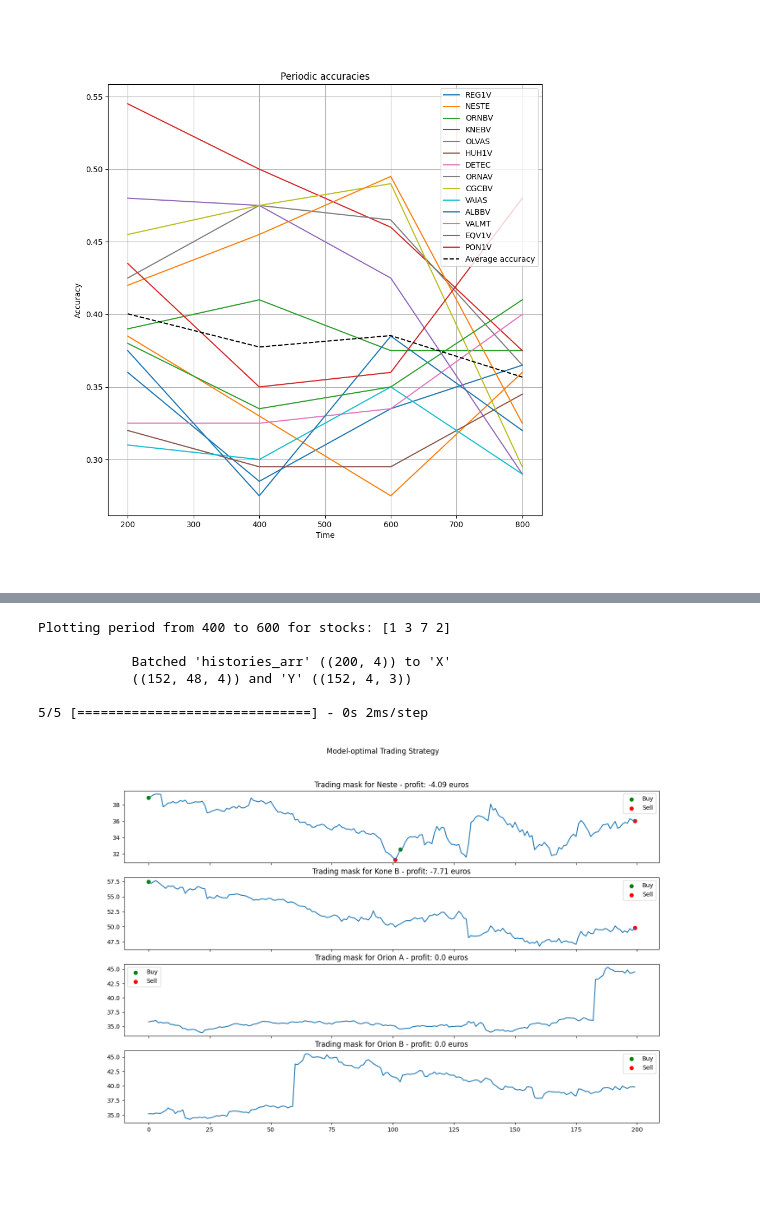
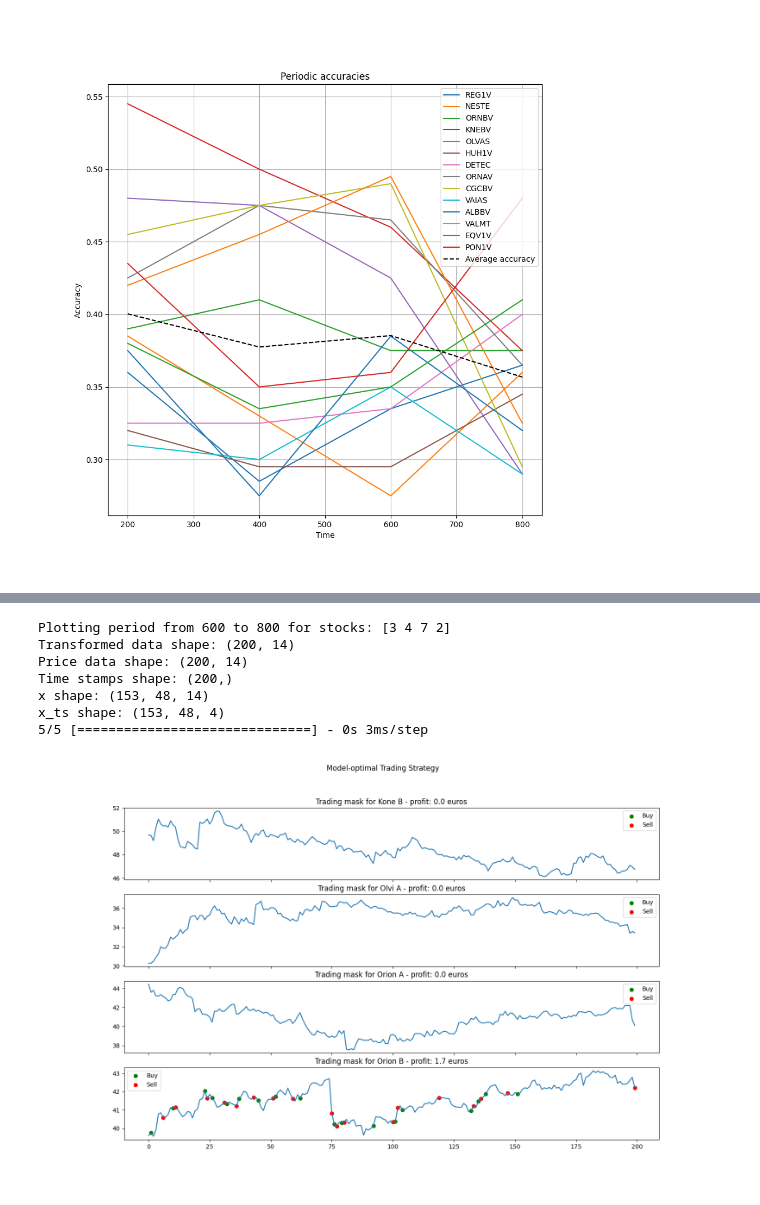
Before and after one commit to ilmari99/stonk-prediction, a Jupyter notebook: stock_predictions_transformer_ilmari.ipynb, the cells around one changed output, grey strips where cells are left out. Cells and saved outputs as stored; diff of their text form; code cells hidden in the pictures.

Commit message:
Integrated transformer to pipeline

```diff
--- a/stock_predictions_transformer_ilmari.ipynb
+++ b/stock_predictions_transformer_ilmari.ipynb
@@ -263,6 +263,7 @@ def create_transformer_model(m, n,
                 dropout=0.01,
                 mlp_dropout=0.,
                 class_first=False):
+
     input_shape = (m,n)
 
     # Input declaration -> [BxLxN, BxLx1]
@@ -297,12 +298,15 @@ def create_transformer_model(m, n,
 def create_direction_pred_model(hp):
     """ Create a model that predicts the direction of the stock price change
     """
+    tf.keras.backend.clear_session()
     m = X_train.shape[1]
     n = X_train.shape[2]
     output_dim = 3
+    # 4, 8, 16
     head_size = hp.Choice("head_size", values=[8,16,32])
     num_heads = hp.Choice("num_heads", values=[8,16,32])
     ff_dim = hp.Choice("ff_dim", values=[16,32,64])
+
     num_transformer_blocks = hp.Choice("num_transformer_blocks", values=[1,2,3])
     mlp_units = hp.Choice("mlp_units", values=[32,64,128])
     dropout = hp.Choice("dropout", values=[0.0,0.01,0.05,0.1])
@@ -360,13 +371,13 @@ BATCH_SIZE = 128
 PROJECT_NAME = f"direction_prediction_{MHOURS}"
 PROJECT_NAME += "_td" if HAS_TIMEDELTA else ""
 TENSORBOARD_LOG_DIR = f"./tb-logs-transformer/{PROJECT_NAME}"
-HP_SEARCH_VALIDATION_SPLIT = 0.15
+HP_SEARCH_VALIDATION_SPLIT = 0.2
 
 
 if DO_HYPERPARAMETER_TUNING:
     # Create a tuner
-    objective = kt.Objective("val_loss", direction="min")
-    #objective = kt.Objective("val_multi_accuracy", direction="max")
+    #objective = kt.Objective("val_loss", direction="min")
+    objective = kt.Objective("val_multi_accuracy", direction="max")
     #objective = kt.Objective("profit", direction="max")
     PROJECT_NAME += "_" + objective.name
     print(f"Starting hyperparameter tuning with project name: {PROJECT_NAME}")
@@ -404,7 +415,7 @@ if DO_HYPERPARAMETER_TUNING:
     test_start_idx = -len(X_test)
 
 
-    #profit_callback = CalcProfitCallback(DATAFRAME.iloc[train_end_idx:test_start_idx,:])
+    profit_callback = CalcProfitCallback(DATAFRAME.iloc[train_end_idx:test_start_idx,:])
 
     tensorboard_callback = tf.keras.callbacks.TensorBoard(log_dir=TENSORBOARD_LOG_DIR, histogram_freq=1)
     early_stopping = tf.keras.callbacks.EarlyStopping(monitor="val_loss",
@@ -443,7 +454,7 @@ else:
 
     from stock_modules.stock_ml import create_transformer_model
     # Train a model once
-    model = create_transformer_model(MHOURS, X_train.shape[2])
+    model = create_transformer_model(MHOURS, X_train.shape[2], class_first=True)
     model.compile(optimizer=tf.keras.optimizers.Adam(amsgrad=True),
                     loss=create_loss_fun(),
                     metrics=[MultiAccuracy(has_timedelta=HAS_TIMEDELTA)]
@@ -455,7 +466,7 @@ else:
 
     # For profit callback we use the prices from -len(X_test) to the end
 
-    #profit_callback = CalcProfitCallback(DATAFRAME.iloc[-len(X_test):,:])
+    profit_callback = CalcProfitCallback(DATAFRAME.iloc[-len(X_test):,:])
     tensorboard_callback = tf.keras.callbacks.TensorBoard(log_dir=TENSORBOARD_LOG_DIR, histogram_freq=1)
     early_stopping = tf.keras.callbacks.EarlyStopping(monitor="val_loss",
                                                     patience=PATIENCE,
@@ -470,7 +481,7 @@ else:
               epochs=EPOCHS,
               batch_size=BATCH_SIZE,
               validation_data=((X_test, X_ts_test, X_test, X_ts_test), Y_test),
-              callbacks=[early_stopping, tensorboard_callback],
+              callbacks=[early_stopping, tensorboard_callback, profit_callback],
               shuffle=True
               )
     print(f"Model trained, history: ")
@@ -659,28 +690,42 @@ ValueError: in user code:
 # %%
 %matplotlib widget
 from stock_modules.stock_plot import plot_strategy_based_on_predictions,plot_mask_and_data
 # Plot the model's strategy on a random test period
 
 # take 4 random stocks
 stock_indices = np.random.choice(range(1,DATAFRAME.shape[1]), size=4, replace=False)
 period_start = np.random.choice(periods_begin)
 period_end = period_start + TEST_PERIOD_LEN
 
 print(f"Plotting period from {period_start} to {period_end} for stocks: {stock_indices}")
 
-transformed_data = TRANSFORMED_DF.iloc[period_start:period_end,:].values
-price_data = DATAFRAME.iloc[period_start:period_end,:].values
-transformed_data = transformed_data[:,stock_indices]
-price_data = price_data[:,stock_indices]
+transformed_data_full = TRANSFORMED_DF.iloc[period_start:period_end,:].values
+price_data_full = DATAFRAME.iloc[period_start:period_end,:].values
+time_stamps = DATAFRAME.index[period_start:period_end].values
 
-mask = strategy_mask_from_direction_model(transformed_data, MHOURS, model)
-fig,ax = plot_mask_and_data(mask, price_data, {i: INDEX_TO_REAL_NAME[si] for i,si in enumerate(stock_indices)})
+print(f"Transformed data shape: {transformed_data_full.shape}")
+print(f"Price data shape: {price_data_full.shape}")
+print(f"Time stamps shape: {time_stamps.shape}")
+
+mask = strategy_mask_from_direction_model(transformed_data_full,
+                                          MHOURS,
+                                          model,
+                                          is_transformer=True,
+                                          original_data=price_data_full,
+                                          time_stamps=time_stamps
+                                          )
+
+mask_stocks = mask[:,stock_indices]
+price_data = price_data_full[:,stock_indices]
+
+fig,ax = plot_mask_and_data(mask_stocks, price_data, {i: INDEX_TO_REAL_NAME[si] for i,si in enumerate(stock_indices)})
 fig.set_size_inches(10,10)
 # %% [output]
-Plotting period from 400 to 600 for stocks: [1 3 7 2]
-
-            Batched 'histories_arr' ((200, 4)) to 'X'
-            ((152, 48, 4)) and 'Y' ((152, 4, 3))
-
-5/5 [==============================] - 0s 2ms/step
+Plotting period from 600 to 800 for stocks: [3 4 7 2]
+Transformed data shape: (200, 14)
+Price data shape: (200, 14)
+Time stamps shape: (200,)
+x shape: (153, 48, 14)
+x_ts shape: (153, 48, 4)
+5/5 [==============================] - 0s 3ms/step
-[figure, old version]
+[figure, new version]
```
Also changed, not shown: parts of 5 cells of this notebook.
